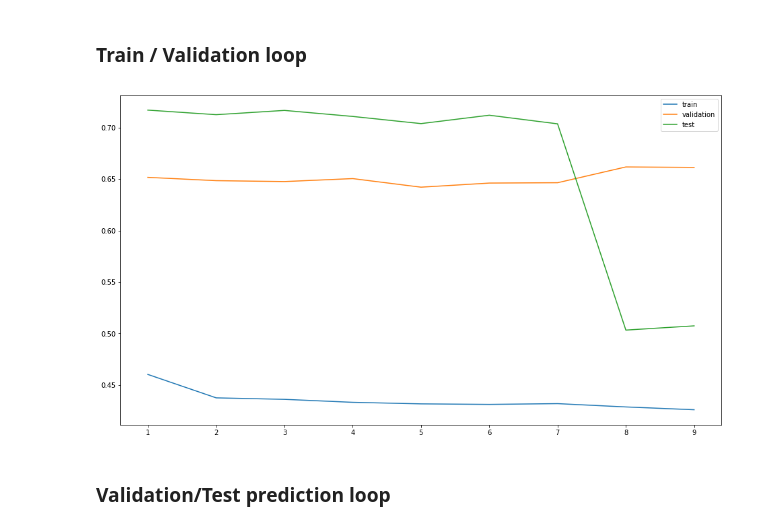
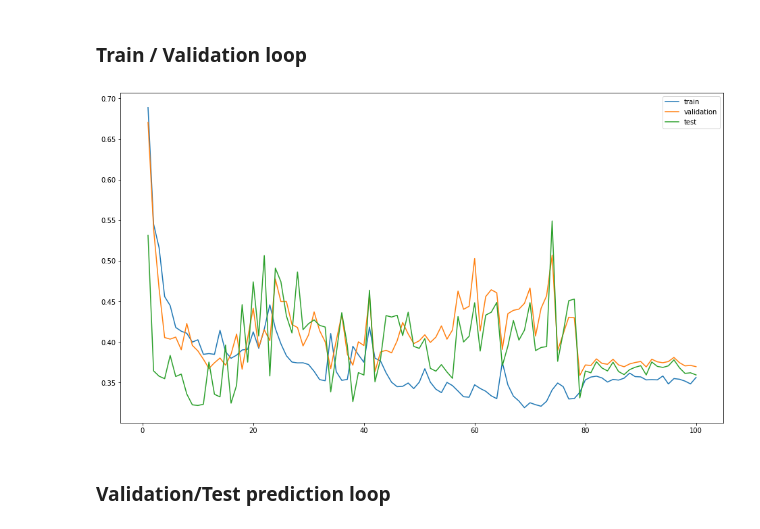
Before and after one commit to niklascp/dtu-deep-learning-project, a Jupyter notebook: CNN+RNN.ipynb, the cells around one changed output. Cells and saved outputs as stored; diff of their text form; code cells hidden in the pictures.

```diff
--- a/CNN+RNN.ipynb
+++ b/CNN+RNN.ipynb
@@ -96,30 +96,31 @@ TOD_INPUT_DIM = 6
 CNN_HIDDEN_DIM = 32
 CNN_HIDDEN_DIM_2 = 16
 CNN_KERNEL_SIZE = 3
-CNN_PADDING = 1
+CNN_PADDING = 0
 
 SEQ_LENGTH = 6
 SEQ_FEATURES = 2
 TOD_INPUT_DIM = 5
 RNN_HIDDEN_DIM = 4
-RNN_NUM_LAYERS = 1
+RNN_NUM_LAYERS = 2
 RNN_BIDIRECT = True
-FC_HIDDEN_DIM = 16
+FC_HIDDEN_DIM = 512
+DROPOUT_PROP = 0.45
 
 NUM_CLASSES = 2
 
 # Training Parameters
-NUM_EPOCH = 25
-BATCH_SIZE = 12000
+NUM_EPOCH = 100
+BATCH_SIZE = 14000
 LEARNING_RATE = 0.1
-LEARNING_DECAY_FACTOR = 0.1
-LEARNING_DECAY_EPOCHS = [15,20]
+LEARNING_DECAY_FACTOR = 0.00001
+LEARNING_DECAY_EPOCHS = [80]
 # %% [markdown]
 #### Define Data Loaders
 # %%
-train_dataloader = torch.utils.data.DataLoader(ImageTensorDataset(data_train, image_data), batch_size=BATCH_SIZE, shuffle=True)
-val_dataloader = torch.utils.data.DataLoader(ImageTensorDataset(data_val, image_data), batch_size=BATCH_SIZE, shuffle=True)
-test_dataloader = torch.utils.data.DataLoader(ImageTensorDataset(data_test, image_data), batch_size=BATCH_SIZE, shuffle=True)
+train_dataloader = torch.utils.data.DataLoader(ImageTensorDataset(data_train, image_data), batch_size=BATCH_SIZE, shuffle=False)
+val_dataloader = torch.utils.data.DataLoader(ImageTensorDataset(data_val, image_data), batch_size=BATCH_SIZE, shuffle=False)
+test_dataloader = torch.utils.data.DataLoader(ImageTensorDataset(data_test, image_data), batch_size=BATCH_SIZE, shuffle=False)
 # %% [markdown]
 #### Define some utility functions for building and running the network
 # %%
@@ -234,6 +249,6 @@ np.sum([np.product(x.cpu().detach().numpy().shape) for x in model.parameters()])
 # %% [markdown]
 #### Test input/output of model
 # %%
-out = model(X_img.to(device, dtype=torch.float), X_tod.to(device, dtype=torch.float))
+out = model(X_img.to(device, dtype=torch.float), X_seq.to(device, dtype=torch.float), X_tod.to(device, dtype=torch.float))
 print(out.shape)
 # %% [output]
@@ -278,39 +293,41 @@ for epoch in range(1, NUM_EPOCH + 1):
         # Iterate over each bath in the phase
         for i, batch in enumerate(phase_dataloader, 1):
             #print(i)
-            X_seq, X_tod, y = batch
+            #print(batch[0].shape)
+            X_img, X_seq, X_tod, y = batch
 
 
+            X_img = X_img.to(device, dtype=torch.float)
             X_seq = X_seq.to(device, dtype=torch.float)
             X_tod = X_tod.to(device, dtype=torch.float)
             y = y.to(device, dtype=torch.int64)
 
             with torch.set_grad_enabled(phase_is_training):
-                out = model(X_seq, X_tod)
+                out = model(X_img, X_seq, X_tod)
                 loss = criterion(out, y)
 
             if phase_is_training:
                 optimizer.zero_grad()
                 loss.backward()
                 nn.utils.clip_grad_value_(model.parameters(), 0.5)
                 optimizer.step()
 
             epoach_loss += loss.item()
 
         # Save the loss for the epoch in the phase dict
         phase.setdefault('loss', []).append(epoach_loss/i)
 
     clear_output(wait=True)
     fig, ax = plt.subplots(figsize = (16, 9))
     #ax.set_yscale('log')
 
     for phase_name, phase in phases.items():
         ax.plot(np.arange(1, epoch + 1), phase['loss'], label = phase_name)
 
     ax.legend()
     plt.show();
 # %% [output]
-[figure, old version]
+[figure, new version]
 # %% [markdown]
 ### Validation/Test prediction loop
 # %%
```
Also changed, not shown: parts of 9 cells of this notebook.
